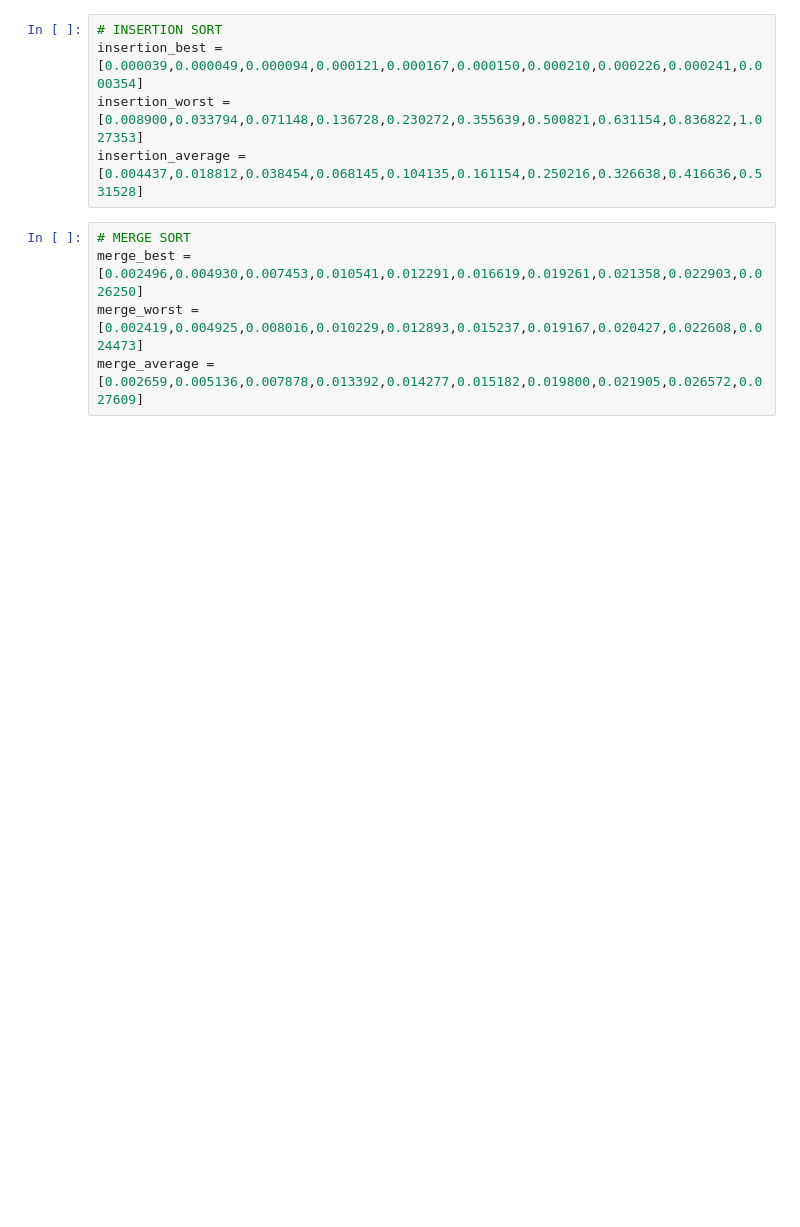
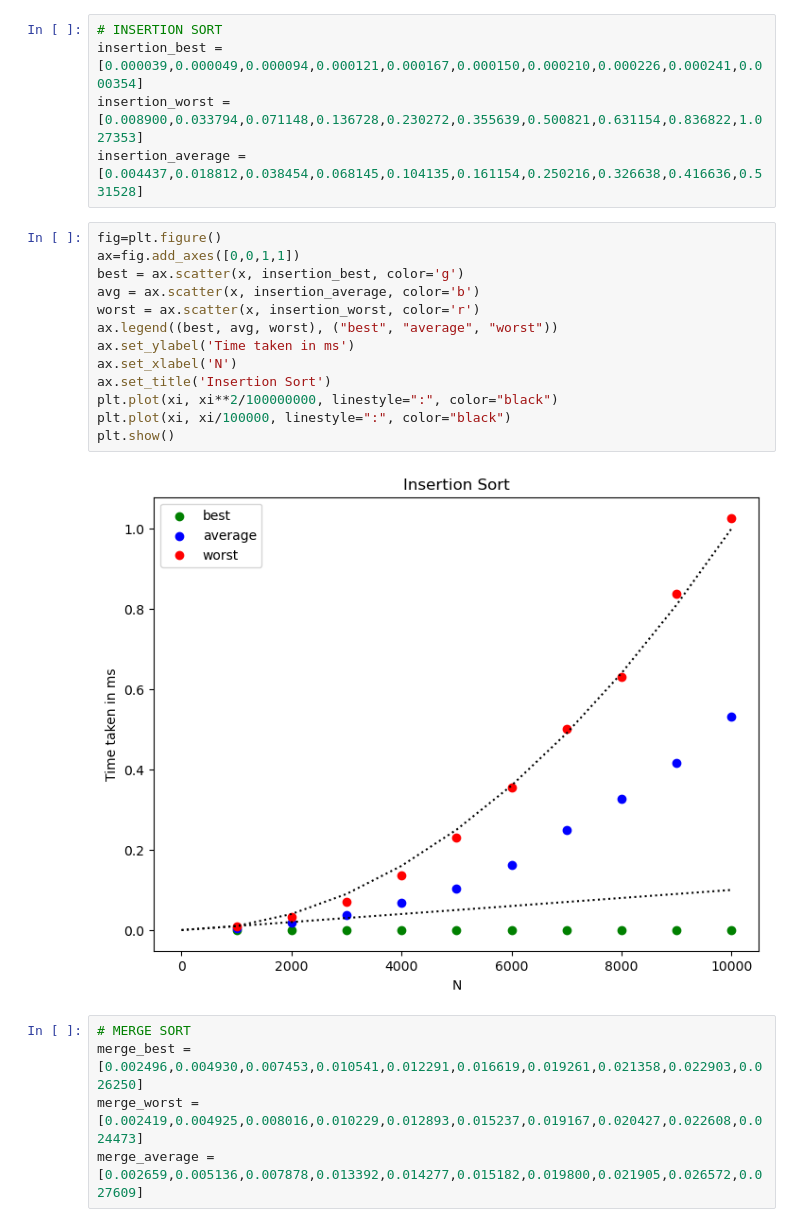
Before and after one commit to enriquegiottonini/AnalysisOfAlgorithms, a Jupyter notebook: tarea-01/plot_results.ipynb, the cells around one changed output. Cells and saved outputs as stored; diff of their text form; blank space fills up the shorter version.

```diff
--- a/tarea-01/plot_results.ipynb
+++ b/tarea-01/plot_results.ipynb
@@ -28,6 +28,21 @@ TypeError: unsupported operand type(s) for ** or pow(): 'list' and 'int'
 insertion_best = [0.000039,0.000049,0.000094,0.000121,0.000167,0.000150,0.000210,0.000226,0.000241,0.000354]
 insertion_worst = [0.008900,0.033794,0.071148,0.136728,0.230272,0.355639,0.500821,0.631154,0.836822,1.027353]
 insertion_average = [0.004437,0.018812,0.038454,0.068145,0.104135,0.161154,0.250216,0.326638,0.416636,0.531528]
+# %%
+fig=plt.figure()
+ax=fig.add_axes([0,0,1,1])
+best = ax.scatter(x, insertion_best, color='g')
+avg = ax.scatter(x, insertion_average, color='b')
+worst = ax.scatter(x, insertion_worst, color='r')
+ax.legend((best, avg, worst), ("best", "average", "worst"))
+ax.set_ylabel('Time taken in ms')
+ax.set_xlabel('N')
+ax.set_title('Insertion Sort')
+plt.plot(xi, xi**2/100000000, linestyle=":", color="black")
+plt.plot(xi, xi/100000, linestyle=":", color="black")
+plt.show()
+# %% [output]
+[figure, added]
 # %%
 # MERGE SORT
 merge_best = [0.002496,0.004930,0.007453,0.010541,0.012291,0.016619,0.019261,0.021358,0.022903,0.026250]
```
Also changed, not shown: parts of 3 cells of this notebook.
